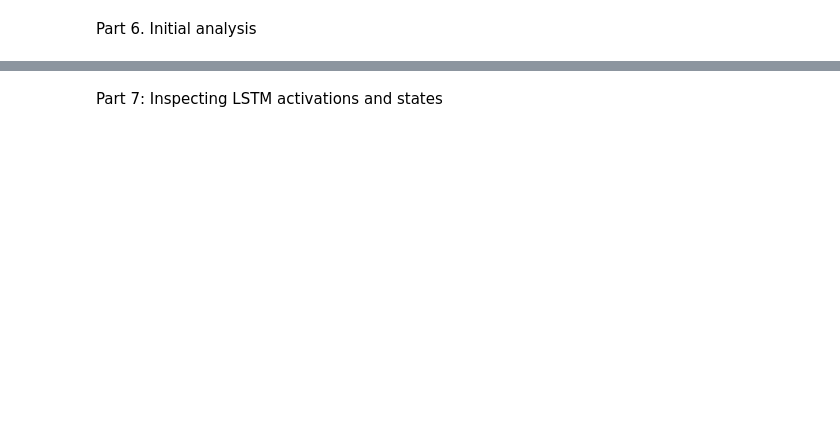
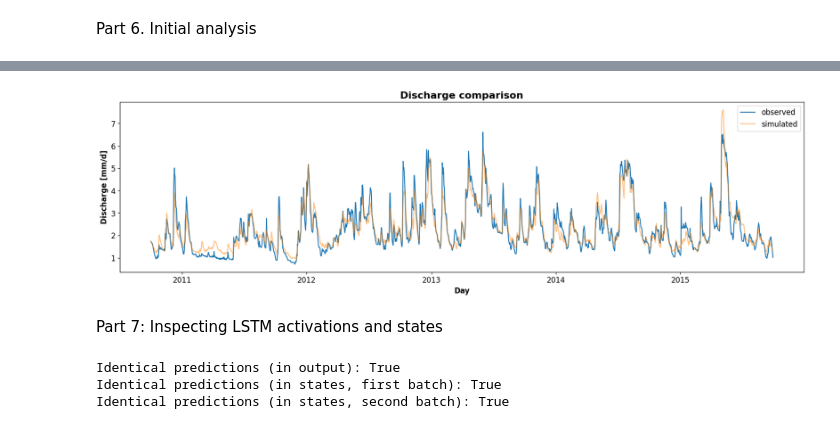
Before and after one commit to sanikabaste/Hy2DL, a Jupyter notebook: Hy2DL/experiments/LSTM_CAMELS_CH_inspection.ipynb, the cells around one changed output, grey strips where cells are left out. Saved outputs shown, nothing was run; the diff lists cells and outputs as text; code cells hidden in the pictures; blank space fills up the shorter version.

```diff
--- a/Hy2DL/experiments/LSTM_CAMELS_CH_inspection.ipynb
+++ b/Hy2DL/experiments/LSTM_CAMELS_CH_inspection.ipynb
@@ -102,7 +102,7 @@ model_hyper_parameters = {
     "seq_length": 365,
     "hidden_size": 64,
     "batch_size_training":256,
-    "batch_size_evaluation":1826,
+    "batch_size_evaluation":1024,
     "no_of_epochs": 10,
     "drop_out_rate": 0.4,
     "learning_rate": 0.001,
@@ -356,7 +299,7 @@ OrderedDict([('weight',
 # %%
 # We will create an individual dataset per basin. This will give us more flexibility
 #path_entities = "../../data/basin_id/basins_camels_gb_lees.txt"
-entities_ids = np.loadtxt(path_entities, dtype="str").tolist()[20:21]
+entities_ids = np.loadtxt(path_entities, dtype="str").tolist()[0:10]
 testing_dataset = {}
 
 # We can read a previously stored scaler or use the one from the training dataset we just generated
@@ -467,6 +425,6 @@ torch.Size([1826, 365, 26])
 Part 6. Initial analysis
 # %%
 # In case we already ran our model
-with open(path_save_folder+"/test_results.pickle", "rb") as f:
-   test_results = pickle.load(f)
+# with open(path_save_folder+"/test_results.pickle", "rb") as f:
+#    test_results = pickle.load(f)
 # %%
@@ -496,24 +456,34 @@ plt.show()
 # %%
 # Plot simulated and observed discharges
-basin_to_analyze = "2386"
+basin_to_analyze = "2016"
 
 plt.plot(test_results[basin_to_analyze]["y_obs"], label="observed", color=color_palette["observed"])
 plt.plot(test_results[basin_to_analyze]["y_sim"], label="simulated", alpha=0.5, color=color_palette["simulated"])
 
 # Format plot
 plt.xlabel("Day", fontsize=12, fontweight="bold")
 plt.ylabel("Discharge [mm/d]", fontsize=12, fontweight="bold")
 plt.title("Discharge comparison", fontsize=16, fontweight="bold")
 plt.tick_params(axis="both", which="major", labelsize=12)
 plt.legend(loc="upper right",fontsize=12)
 plt.show()
 #plt.savefig(save_folder+"/Model_Comparison.png", bbox_inches="tight", pad_inches=0)
+# %% [output]
+[figure, added]
 # %% [markdown]
 Part 7: Inspecting LSTM activations and states
 # %%
-# check if predictions of CustomLSTM and CudaLSTM are identical
+## check if predictions of CustomLSTM and CudaLSTM are identical
 
 model_output = test_results[basin_to_analyze]
+inspectmodel_states = inspect_results_states[basin_to_analyze]
 inspectmodel_output = inspect_results[basin_to_analyze]
+idx_ = model_hyper_parameters["batch_size_evaluation"]
 
-print('Identical predictions:', torch.allclose(torch.tensor(model_output['y_sim']), inspectmodel_output[0]['y_hat'], atol=1e-5))
+print('Identical predictions (in output):', torch.allclose(torch.tensor(model_output['y_sim']), torch.tensor(inspectmodel_output['y_sim']), atol=1e-6))
+print('Identical predictions (in states, first batch):', torch.allclose(torch.tensor(model_output['y_sim'][0:idx_]), inspectmodel_states[0]['y_hat'].flatten(), atol=1e-6))
+print('Identical predictions (in states, second batch):', torch.allclose(torch.tensor(model_output['y_sim'][idx_:]), inspectmodel_states[1]['y_hat'].flatten(), atol=1e-6))
+# %% [output]
+Identical predictions (in output): True
+Identical predictions (in states, first batch): True
+Identical predictions (in states, second batch): True
```
Also changed, not shown: parts of 13 cells of this notebook.
